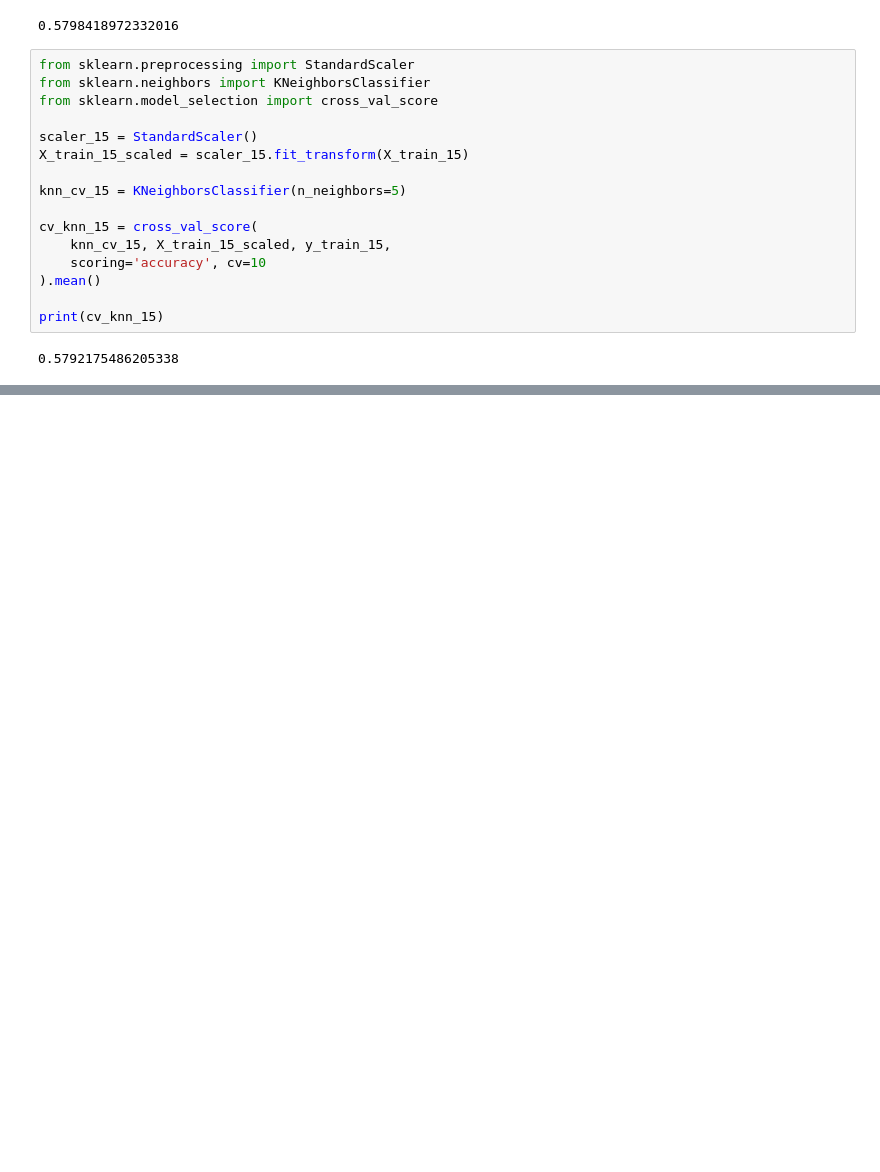
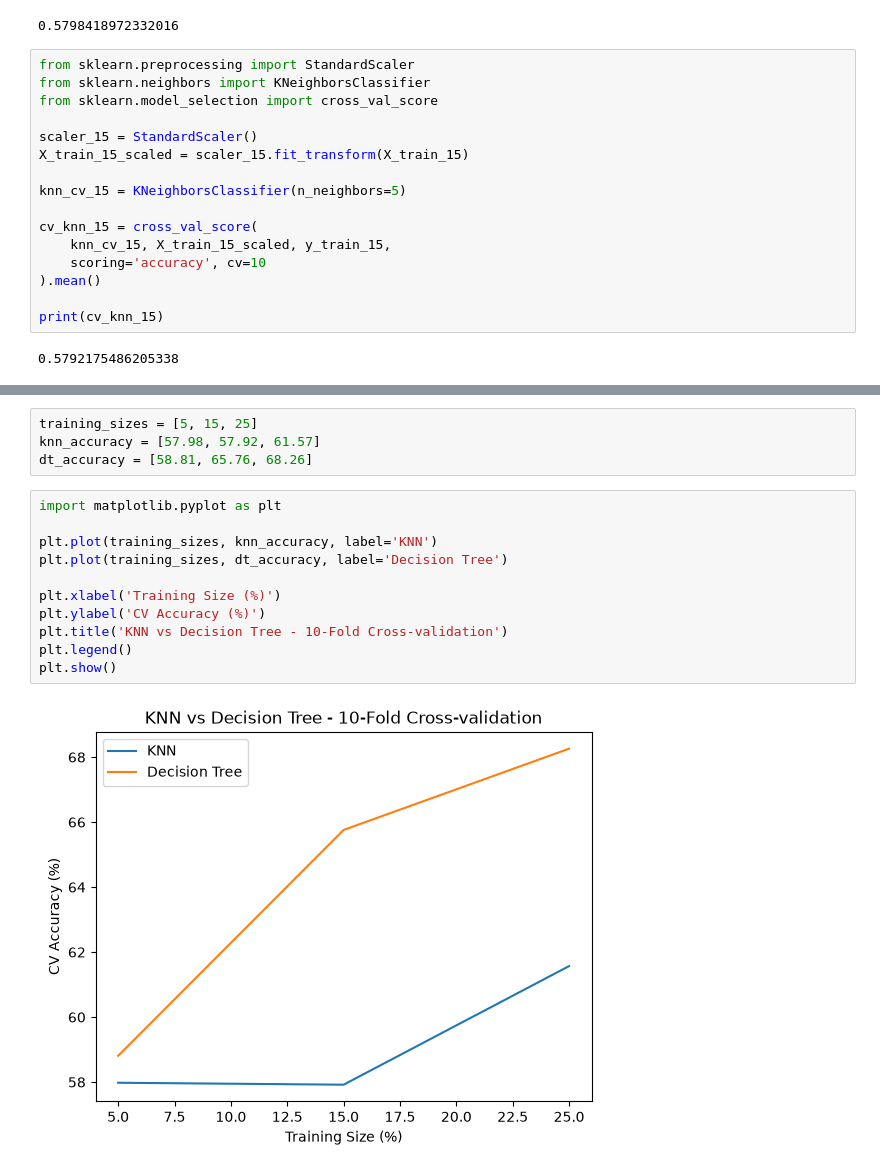
Before and after one commit to 2026845/Machine-Learning, a Jupyter notebook: Untitled.ipynb, the cells around one changed output, grey strips where cells are left out. Saved outputs shown, nothing was run; the diff lists cells and outputs as text; blank space fills up the shorter version.

```diff
--- a/Untitled.ipynb
+++ b/Untitled.ipynb
@@ -834,0 +855,17 @@ print(cv_knn_15)
+# %%
+training_sizes = [5, 15, 25]
+knn_accuracy = [57.98, 57.92, 61.57]
+dt_accuracy = [58.81, 65.76, 68.26]
+# %%
+import matplotlib.pyplot as plt
+
+plt.plot(training_sizes, knn_accuracy, label='KNN')
+plt.plot(training_sizes, dt_accuracy, label='Decision Tree')
+
+plt.xlabel('Training Size (%)')
+plt.ylabel('CV Accuracy (%)')
+plt.title('KNN vs Decision Tree - 10-Fold Cross-validation')
+plt.legend()
+plt.show()
+# %% [output]
+[figure, added]
```
Also changed, not shown: parts of 3 cells of this notebook.
